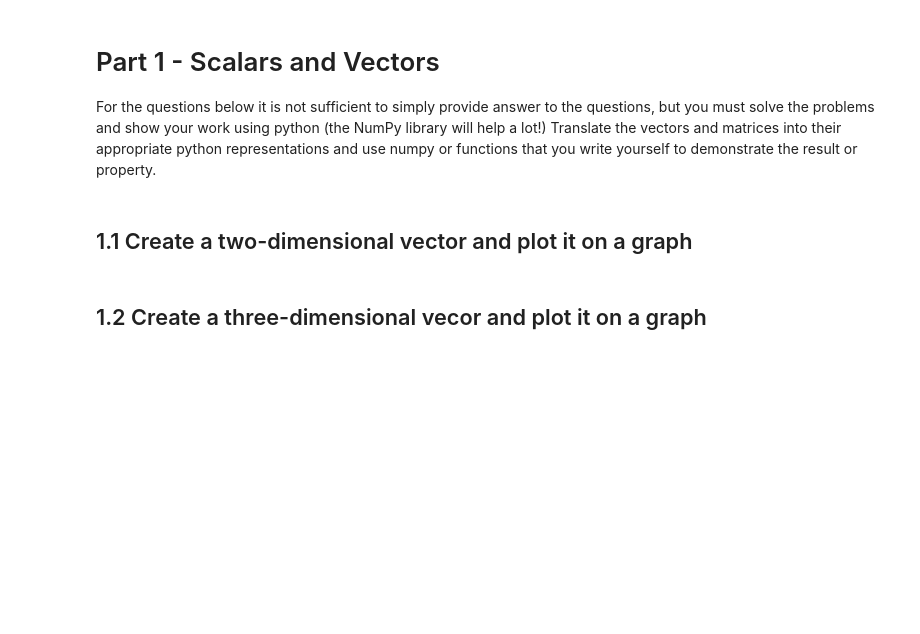
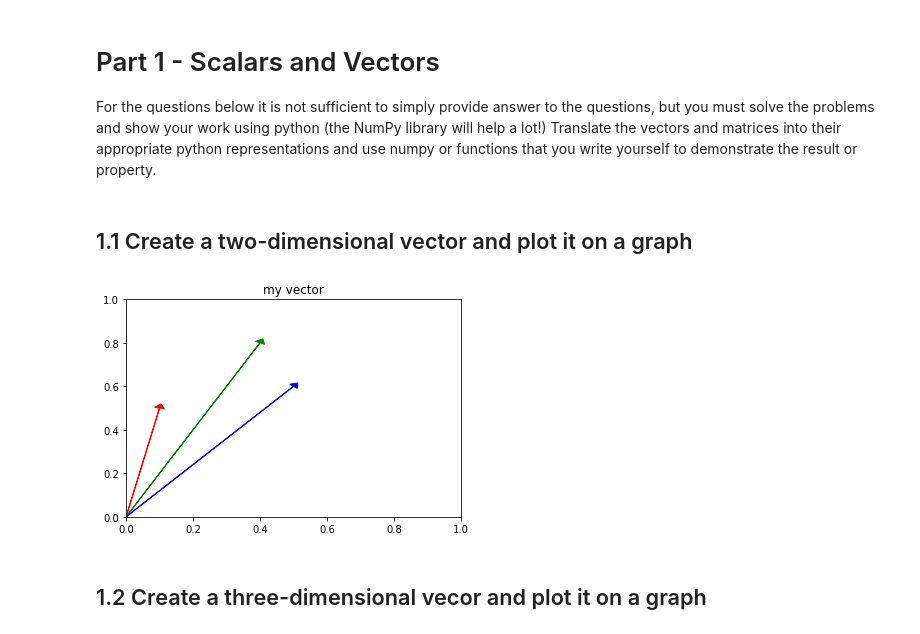
Before and after one commit to bloominstituteoftechnology/DS-Unit-1-Sprint-3-Linear-Algebra, a Jupyter notebook: module1-vectors-and-matrices/LS_DS_131_Vectors_and_Matrices_Assignment.ipynb, the cells around one changed output. Saved outputs shown, nothing was run; the diff lists cells and outputs as text; code cells hidden in the pictures; blank space fills up the shorter version.

```diff
--- a/module1-vectors-and-matrices/LS_DS_131_Vectors_and_Matrices_Assignment.ipynb
+++ b/module1-vectors-and-matrices/LS_DS_131_Vectors_and_Matrices_Assignment.ipynb
@@ -7,2 +9,14 @@ For the questions below it is not sufficient to simply provide answer to the que
+# %%
+green = [.4,.5,.8]
+red = [.1,.7,.7]
+black = [.3,.6,.9]
+
+plt.arrow(0, 0, .4, .8, head_width=.03, head_length=0.02, color = 'g')
+plt.arrow(0, 0, .1, .5, head_width=.03, head_length=0.02, color = 'r')
+plt.arrow(0, 0, .5, .6, head_width=.03, head_length=0.02, color = 'b')
+plt.title('my vector')
+plt.show()
+# %% [output]
+[figure, added]
 # %% [markdown]
 ## 1.2 Create a three-dimensional vecor and plot it on a graph
```
Also changed, not shown: parts of 30 cells of this notebook.
